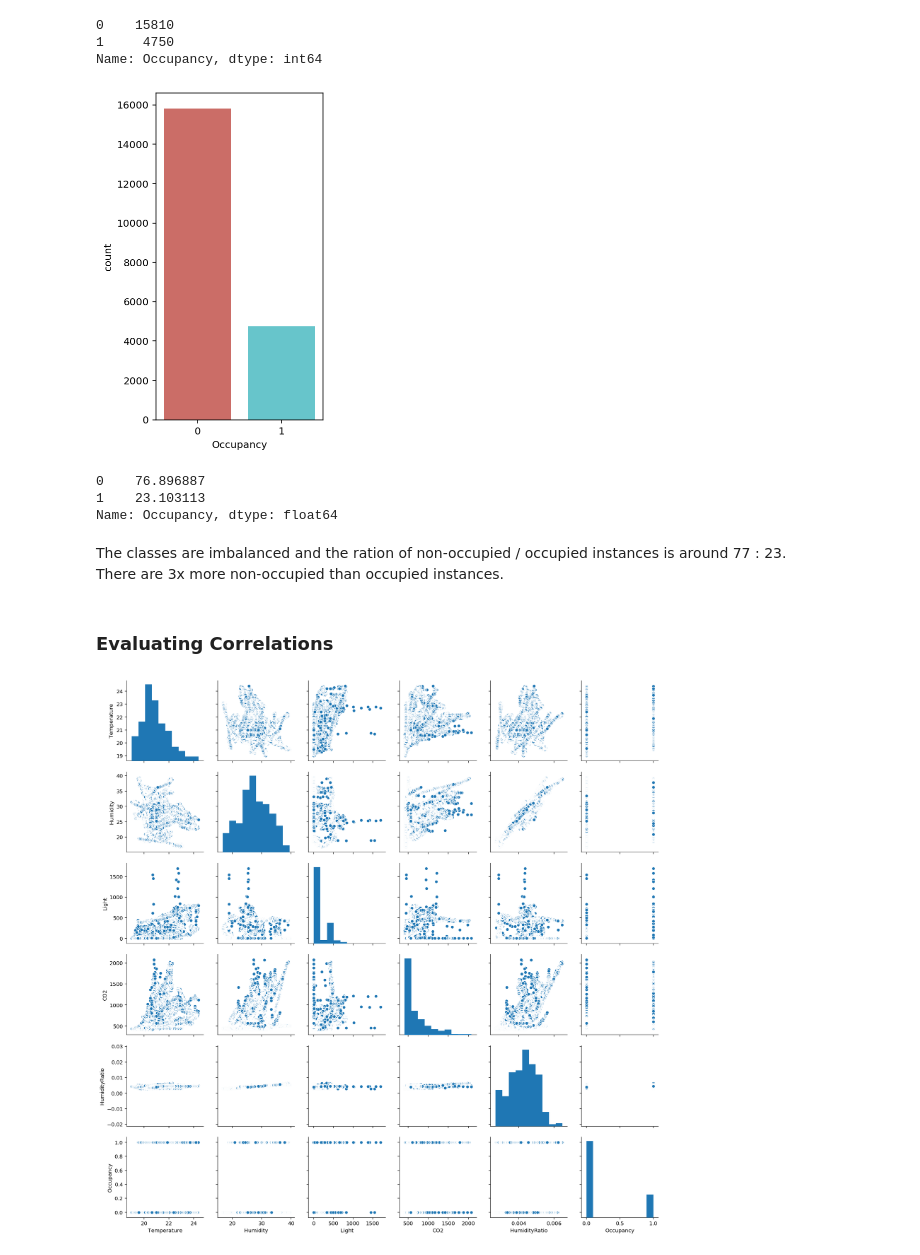
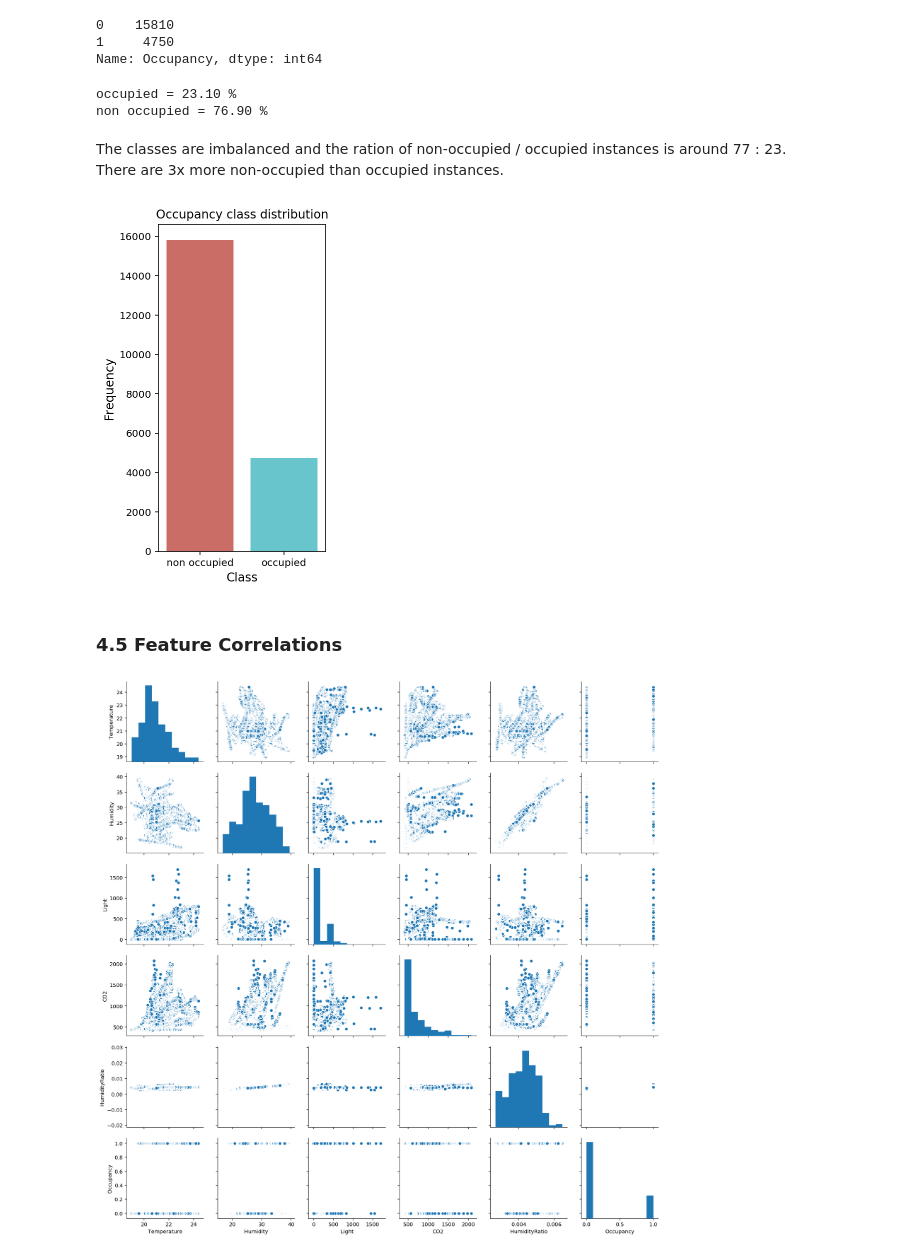
Before and after one commit to Ana-Andre/Room_Occupancy_Detection, a Jupyter notebook: 2_Code/1_Analysis_Report.ipynb, the cells around one changed output. Drawn from its saved outputs; the diff is of its cells as text; code cells hidden in the pictures.

```diff
--- a/2_Code/1_Analysis_Report.ipynb
+++ b/2_Code/1_Analysis_Report.ipynb
@@ -256,27 +254,37 @@ data_idx['Occupancy'].value_counts()
 0    15810
 1     4750
 Name: Occupancy, dtype: int64
-# %%
-# plot labels histogram
-f, ax = plt.subplots(figsize=(3,6))
-sns.countplot(x= data_idx['Occupancy'], data=data_idx, palette='hls')
-plt.show()
-# %% [output]
-[figure, removed]
-# %%
-# check labels percentage
-label_prop = (data_idx['Occupancy'].value_counts() / len(data['Occupancy'])) * 100
-label_prop
-# %% [output]
-0    76.896887
-1    23.103113
-Name: Occupancy, dtype: float64
+# %%
+occupied = data_idx[data_idx['Occupancy'] == 1]
+nonOccu = data_idx[data_idx['Occupancy'] == 0]
+
+x = (len(occupied)/data_idx.shape[0]) * 100
+y = (len(nonOccu)/data_idx.shape[0]) * 100
+
+print(f'occupied = {x:.2f} %')
+print(f'non occupied = {y:.2f} %')
+# %% [output]
+occupied = 23.10 %
+non occupied = 76.90 %
 # %% [markdown]
 The classes are imbalanced and the ration of non-occupied / occupied instances
 is around 77 : 23. <br />
 There are 3x more non-occupied than occupied instances.
-# %% [markdown]
-### Evaluating Correlations
+# %%
+# plot the Occupancy class against the Frequency
+f, ax = plt.subplots(figsize=(3,6))
+sns.countplot(x= data_idx['Occupancy'], data=data_idx, palette='hls')
+labels = ['non occupied','occupied']
+plt.title("Occupancy class distribution")
+plt.xticks(range(2), labels)
+plt.xlabel("Class", fontsize = 12)
+plt.ylabel("Frequency", fontsize = 12)
+plt.show()
+# %% [output]
+[figure, added]
+# %% [markdown]
+<a name="correlation"></a>
+### 4.5 Feature Correlations
 # %%
 # for the total dataset
 sns.pairplot(data_idx)
```
Also changed, not shown: parts of 103 cells of this notebook.
